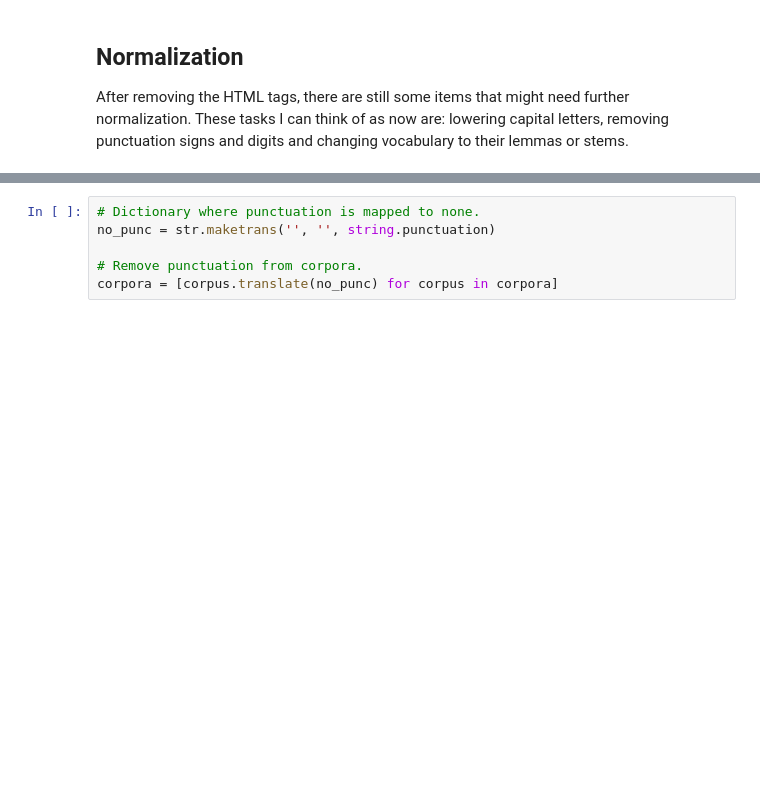
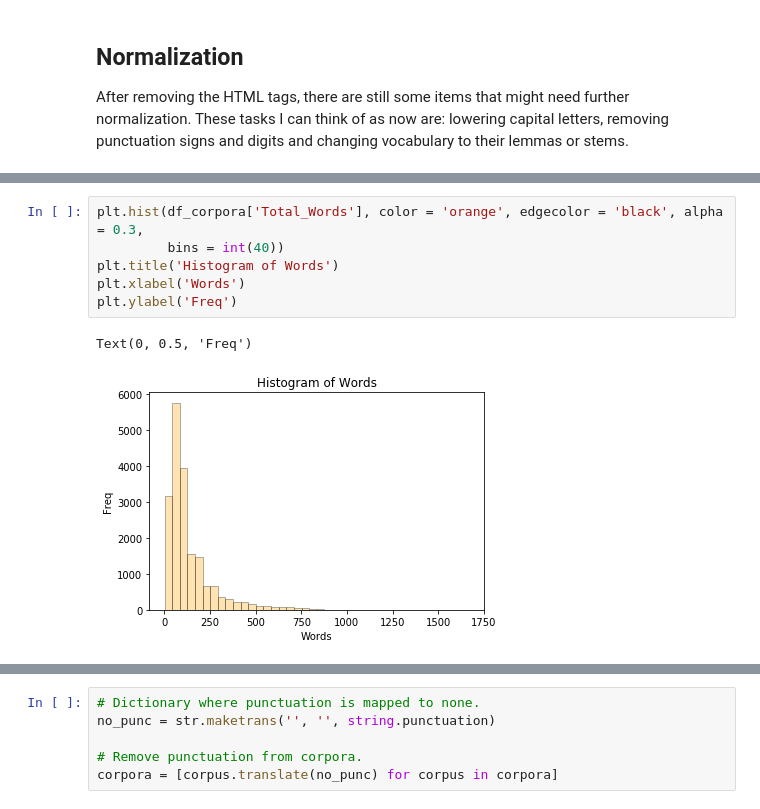
Before and after one commit to sedv8808/Simple_Word_Counting, a Jupyter notebook: Simple_Word_Counting.ipynb, the cells around one changed output, grey strips where cells are left out. Drawn from its saved outputs; the diff is of its cells as text; blank space fills up the shorter version.

```diff
--- a/Simple_Word_Counting.ipynb
+++ b/Simple_Word_Counting.ipynb
@@ -132,0 +198,9 @@ These tasks I can think of as now are: lowering capital letters, removing punctu
+# %%
+plt.hist(df_corpora['Total_Words'], color = 'orange', edgecolor = 'black', alpha = 0.3,
+         bins = int(40))
+plt.title('Histogram of Words')
+plt.xlabel('Words')
+plt.ylabel('Freq')
+# %% [output]
+Text(0, 0.5, 'Freq')
+[figure, added]
```
Also changed, not shown: parts of 20 cells of this notebook.
